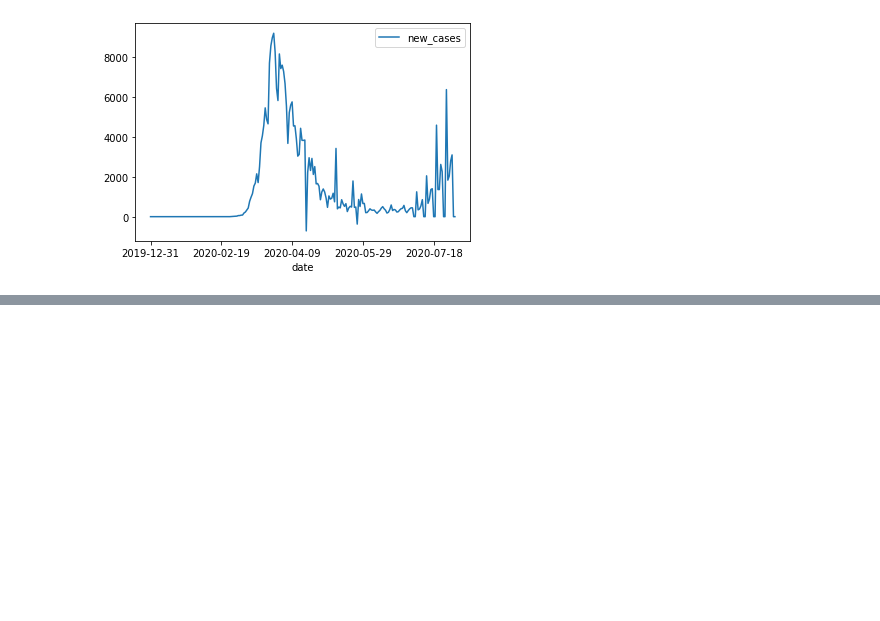
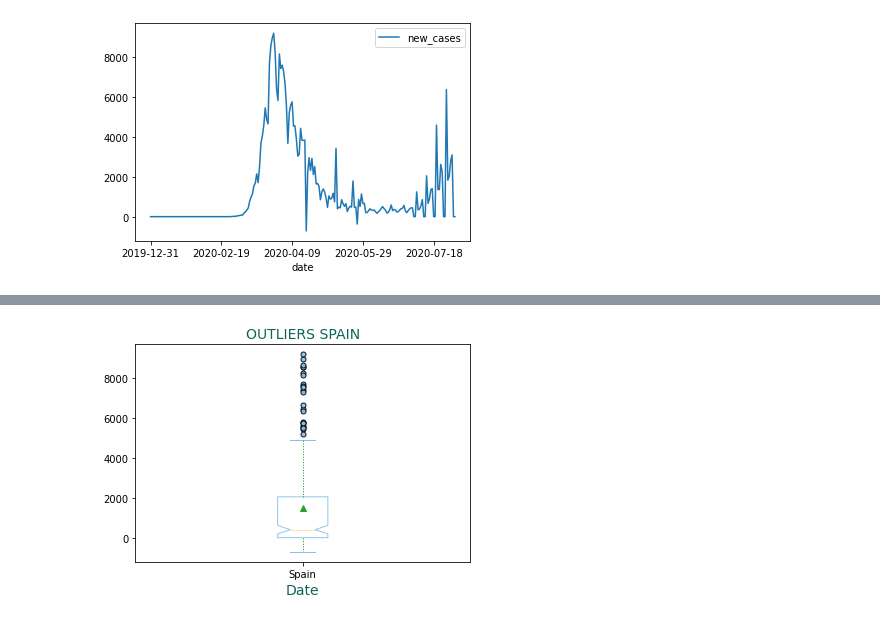
Before and after one commit to ElsaTH/Proyecto_covid, a Jupyter notebook: Elsa/Grafica_inicio-fin_estado alarma/spain_estado_alarma.ipynb, the cells around one changed output, grey strips where cells are left out. Cells and saved outputs as stored; diff of their text form; code cells hidden in the pictures; blank space fills up the shorter version.

```diff
--- a/Elsa/Grafica_inicio-fin_estado alarma/spain_estado_alarma.ipynb
+++ b/Elsa/Grafica_inicio-fin_estado alarma/spain_estado_alarma.ipynb
@@ -127,0 +130,22 @@ Text(0.5, 1.0, 'Spain')
+# %%
+plt.boxplot(data2.new_cases,
+            notch=True, patch_artist=None,
+            capprops=dict(color="#85C1E9",markerfacecolor='g'),
+            medianprops=dict(color="orange", alpha=0.3),
+            whiskerprops=dict(color="green",alpha=0.9, markersize=17,linestyle = 'dotted'),
+            flierprops=dict(color="green",alpha=0.9, markersize=5,markerfacecolor="#85C1E9", marker='o'),
+            boxprops=dict(color="#85C1E9",alpha=0.9, markersize=5),
+            showmeans=dict(color="green",alpha=0.9, markersize=5),
+            showfliers=dict(color="green",alpha=0.9, markersize=5),
+            showbox=dict(color="green",alpha=0.9, markersize=5),
+            showcaps=dict(color="green",alpha=0.9, markersize=5)
+          )
+
+
+plt.title("OUTLIERS SPAIN",size=14, color="#0E6655")
+plt.xticks([1], ['Spain'])
+plt.xlabel("Date", size=14, color="#0E6655")
+plt.savefig('outliers_spain.png')
+plt.show()
+# %% [output]
+[figure, added]
```
Also changed, not shown: parts of 9 cells of this notebook, 30 other files.
